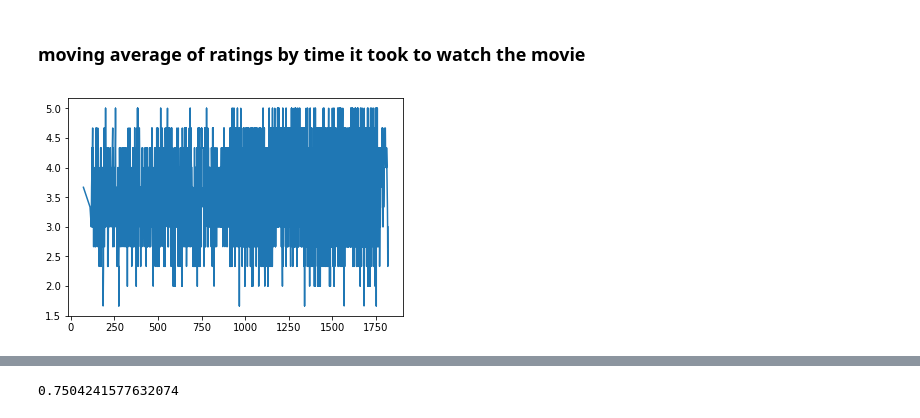
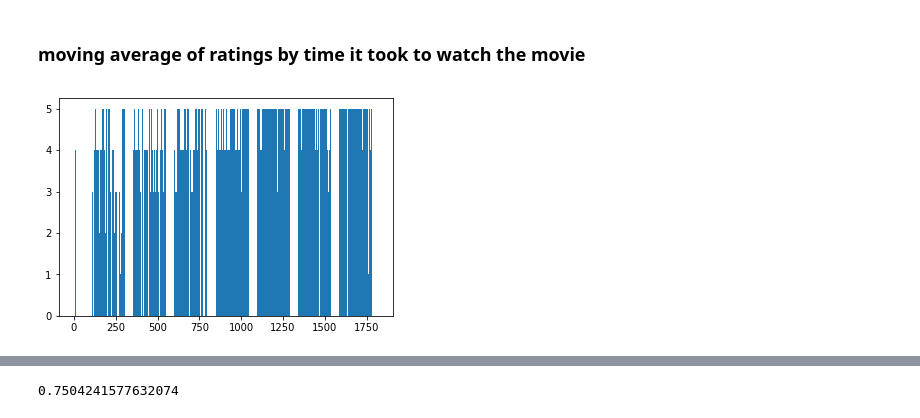
Before and after one commit to JonathanSomer/StatisticalLearningClassCompetition, a Jupyter notebook: visualize_data.ipynb, the cells around one changed output, grey strips where cells are left out. Saved outputs shown, nothing was run; the diff lists cells and outputs as text; code cells hidden in the pictures.

```diff
--- a/visualize_data.ipynb
+++ b/visualize_data.ipynb
@@ -122,22 +126,25 @@ plt.show()
 # %%
 X_train, Y_train = get_X_Y_train()
 dates = X_train[:,2,0]
 ratings = Y_train
 
 time_after_movie_release = dates - get_output_movie_date()
 
 sort_indexes = np.argsort(time_after_movie_release)
 time_after_movie_release = time_after_movie_release[sort_indexes]
 ratings = ratings[sort_indexes]
 
-def movingaverage (values, window):
-    weights = np.repeat(1.0, window)/window
-    sma = np.convolve(values, weights, 'valid')
-    return sma
+plt.bar(time_after_movie_release, ratings)
+plt.show()
 
-ratings_ma = movingaverage(ratings, 3)
+# def movingaverage (values, window):
+#     weights = np.repeat(1.0, window)/window
+#     sma = np.convolve(values, weights, 'valid')
+#     return sma
 
-plt.plot(time_after_movie_release[len(time_after_movie_release)-len(ratings_ma):],ratings_ma)
-plt.show()
+# ratings_ma = movingaverage(ratings, 2000)
+
+# plt.plot(time_after_movie_release[len(time_after_movie_release)-len(ratings_ma):],ratings_ma)
+# plt.show()
 # %% [output]
-[figure, old version]
+[figure, new version]
```
Also changed, not shown: parts of 13 cells of this notebook, 4 other files.
